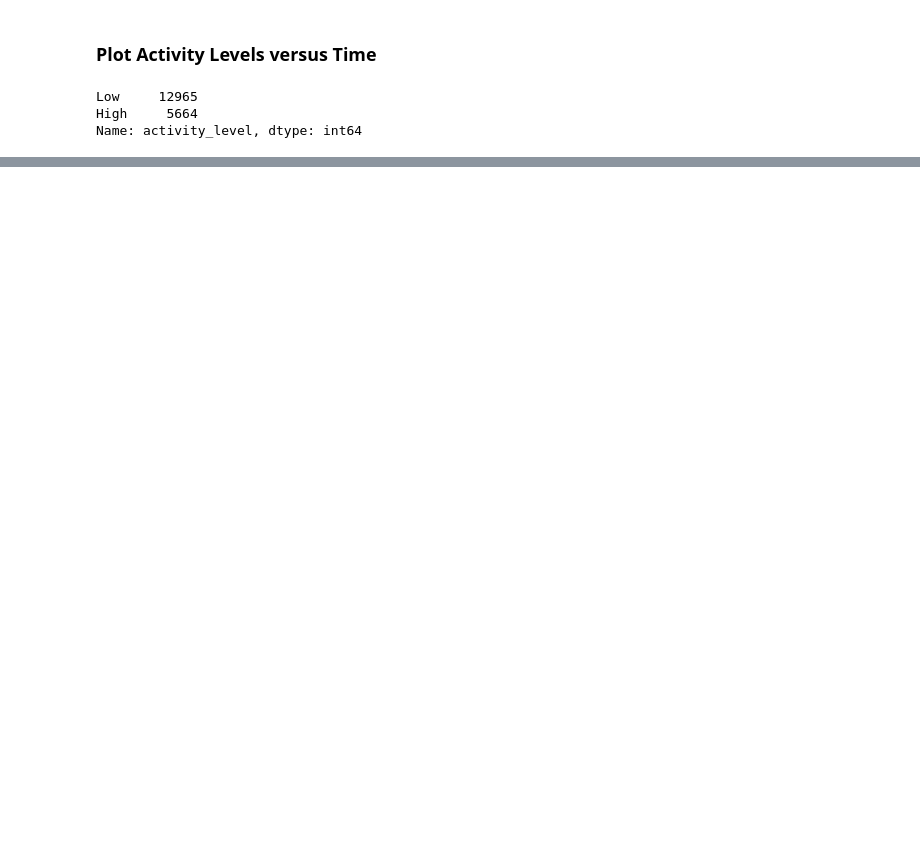
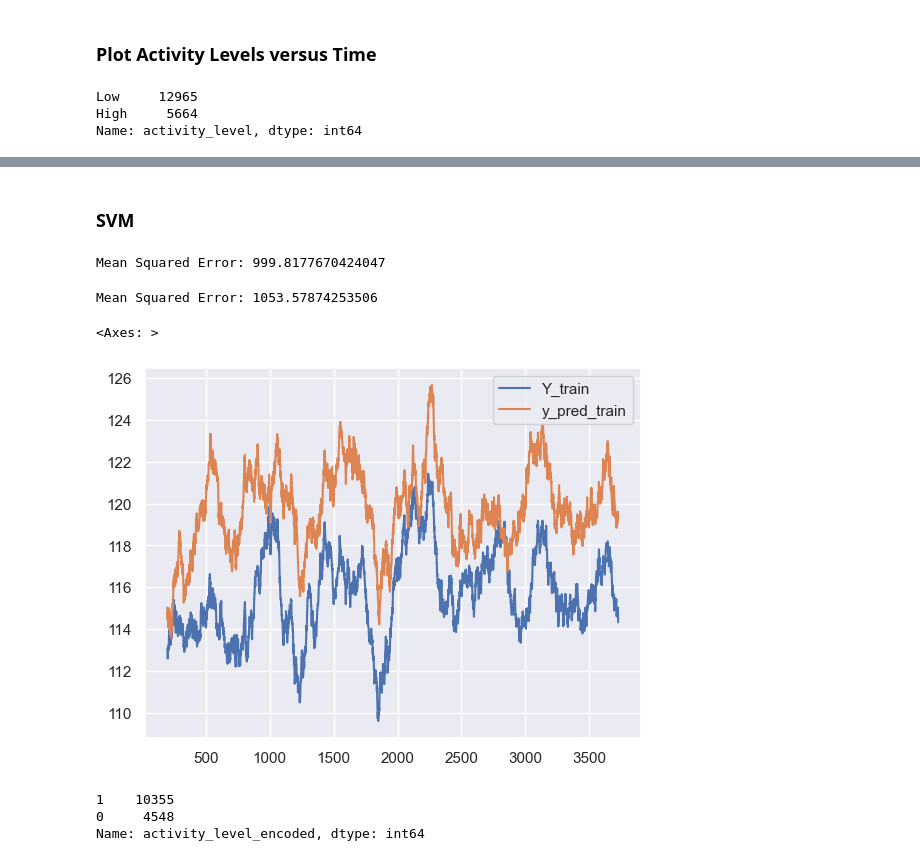
Before and after one commit to vishalkanteppa/ML4QS, a Jupyter notebook: assignment.ipynb, the cells around one changed output, grey strips where cells are left out. Cells and saved outputs as stored; diff of their text form; code cells hidden in the pictures; blank space fills up the shorter version.

```diff
--- a/assignment.ipynb
+++ b/assignment.ipynb
@@ -248,0 +266,57 @@ plt.show()
+# %% [markdown]
+### SVM
+# %%
+import pandas as pd
+from sklearn.model_selection import train_test_split
+from sklearn.preprocessing import StandardScaler
+from sklearn.svm import SVC
+from sklearn.metrics import mean_squared_error
+from sklearn.preprocessing import LabelEncoder
+
+# df_encoded = pd.get_dummies(df, columns=['Genre', 'activity_level'])
+
+label_encoder = LabelEncoder()
+df['Genre_encoded'] = label_encoder.fit_transform(df['Genre'])
+df['activity_level_encoded'] = label_encoder.fit_transform(df['activity_level'])
+
+df_new = df.drop(columns=['Time (s)','Genre','activity_level',
+                          'Acceleration x (m/s^2)','Acceleration y (m/s^2)','Acceleration z (m/s^2)',
+                          'Gyroscope x (rad/s)','Gyroscope y (rad/s)','Gyroscope z (rad/s)'], axis=1)
+df_new
+X = df_new.drop('BPM', axis=1)
+y = df_new['BPM']
+
+X_train, X_test, y_train, y_test = train_test_split(X, y, test_size=0.2, random_state=42)
+
+scaler = StandardScaler()
+X_train_scaled = scaler.fit_transform(X_train)
+X_test_scaled = scaler.transform(X_test)
+
+svm_model = SVC(C=5.0,kernel='sigmoid')
+svm_model.fit(X_train_scaled, y_train)
+y_pred_train = svm_model.predict(X_train_scaled)
+
+
+y_pred = svm_model.predict(X_test_scaled)
+mse = mean_squared_error(y_test, y_pred)
+print("Mean Squared Error:", mse)
+# %% [output]
+Mean Squared Error: 999.8177670424047
+# %%
+mse = mean_squared_error(y_train, y_pred_train)
+print("Mean Squared Error:", mse)
+# %% [output]
+Mean Squared Error: 1053.57874253506
+# %%
+temp_df = pd.DataFrame({'Y_train':y_test,'y_pred_train':y_pred})
+# %%
+temp_df.reset_index()[['Y_train','y_pred_train']].rolling(200).mean().plot()
+# %% [output]
+<Axes: >
+[figure, added]
+# %%
+X_train['activity_level_encoded'].value_counts()
+# %% [output]
+1    10355
+0     4548
+Name: activity_level_encoded, dtype: int64
```
Also changed, not shown: parts of 5 cells of this notebook, 1 other file.
